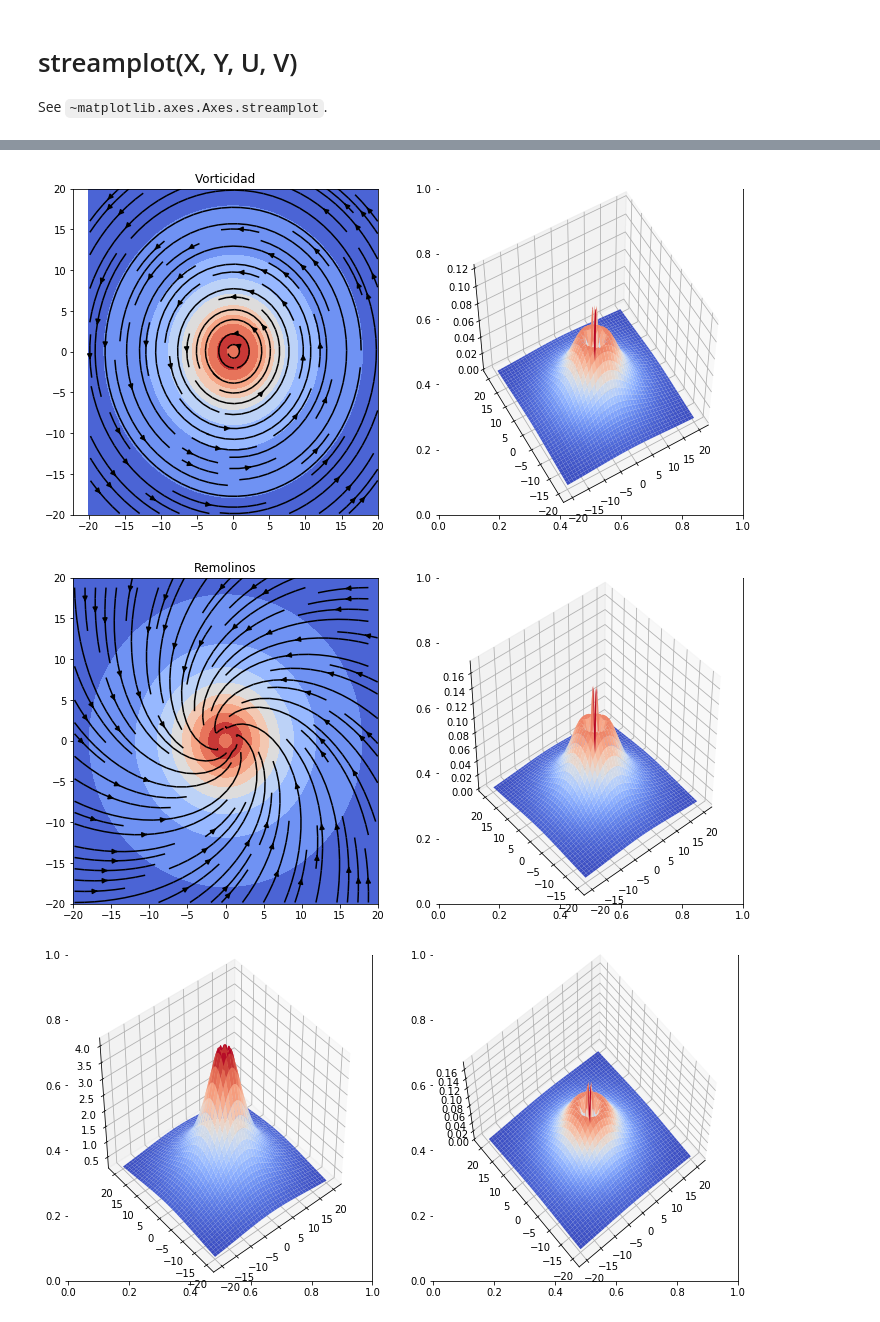
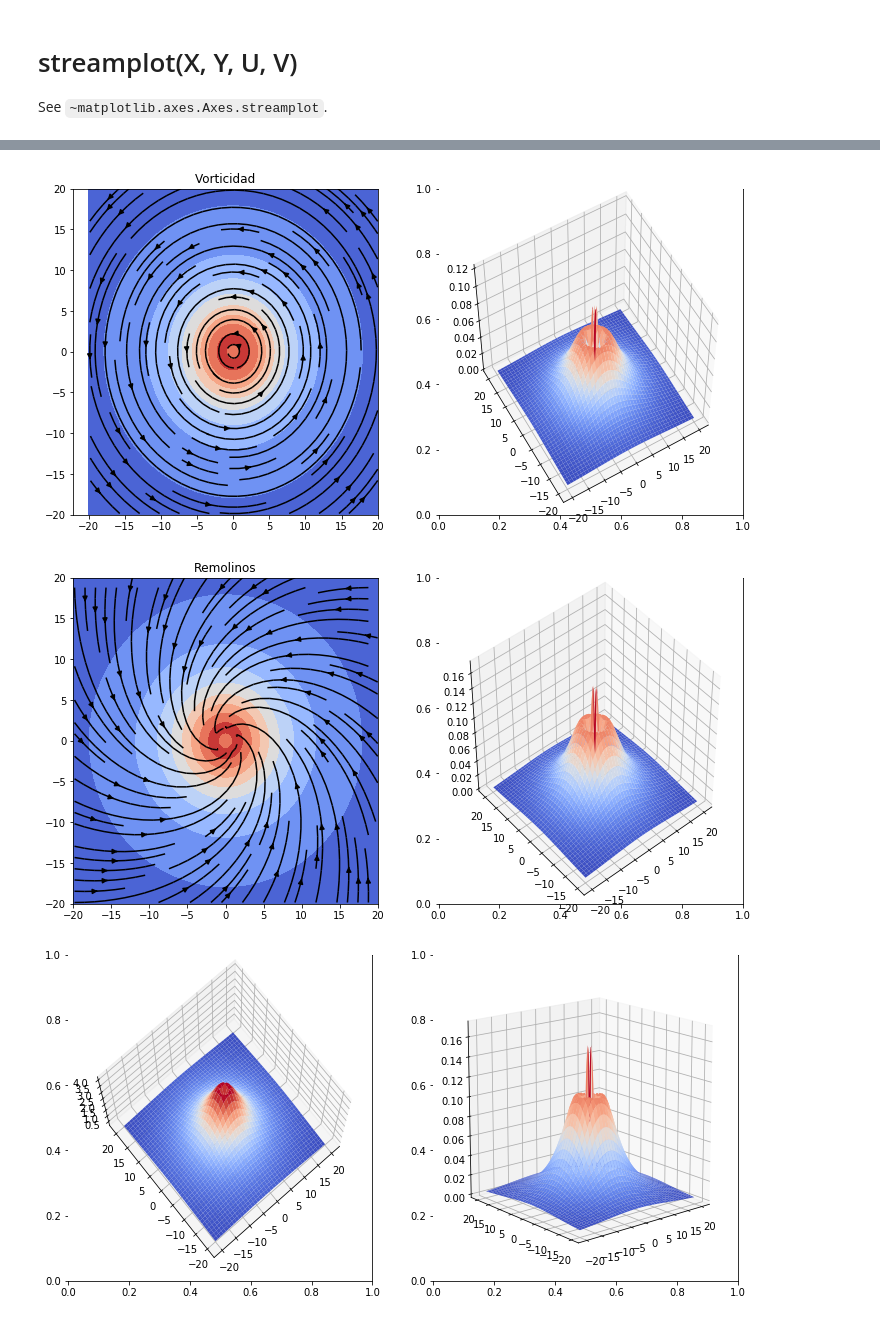
Before and after one commit to oregomar/Matplotlib, a Jupyter notebook: streamplotII.ipynb, the cells around one changed output, grey strips where cells are left out. Saved outputs shown, nothing was run; the diff lists cells and outputs as text; code cells hidden in the pictures.

```diff
--- a/streamplotII.ipynb
+++ b/streamplotII.ipynb
@@ -59,33 +79,33 @@ ax=fig.add_subplot(1, 2, 2, projection='3d')
 ax.plot_surface(X[1:, 1:], Y[1:, 1:], Va, cmap=cm.coolwarm)
 ax.view_init(55, 240)
 plt.show()
 V = -np.diff(Z[1:,:], axis=1) + np.diff(Z[:,1:], axis=0)
 U =  np.diff(Z[:,1:], axis=0) + np.diff(Z[1:,:], axis=1)
 
 # plot:
 fig, ax = plt.subplots(1,2,figsize=(12,6))
 ax[0].contourf(X, Y, Z, cmap=cm.coolwarm)
 ax[0].streamplot(X[1:, 1:], Y[1:, 1:], U, V, color="k", density=1)
 ax[0].set_title("Remolinos")
 
 Va = np.sqrt(V**2 + U**2)
 
 ax=fig.add_subplot(1, 2, 2, projection='3d')
 ax.plot_surface(X[1:, 1:], Y[1:, 1:], Va, cmap=cm.coolwarm)
 ax.view_init(45, 230)
 plt.show()
 
 fig, ax = plt.subplots(1,2,figsize=(12,6))
 ax=fig.add_subplot(1, 2, 1, projection='3d')
 ax.plot_surface(X, Y, Z, cmap=cm.coolwarm)
-ax.view_init(45, 230)
+ax.view_init(75, 230)
 
 ax=fig.add_subplot(1, 2, 2, projection='3d')
 ax.plot_surface(X[1:, 1:], Y[1:, 1:], Va, cmap=cm.coolwarm)
-ax.view_init(65, 230)
+ax.view_init(15, 230)
 plt.show()
 # %% [output]
 [figure]
 [figure]
 [figure]
-[figure, old version]
+[figure, new version]
```
Also changed, not shown: parts of 1 cell of this notebook.
